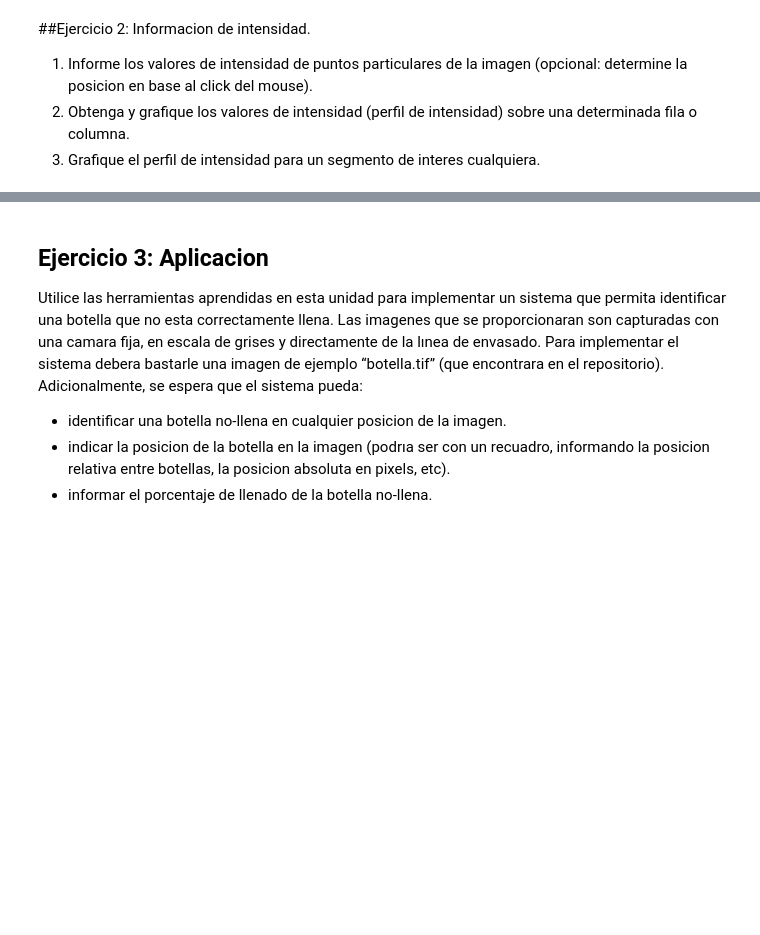
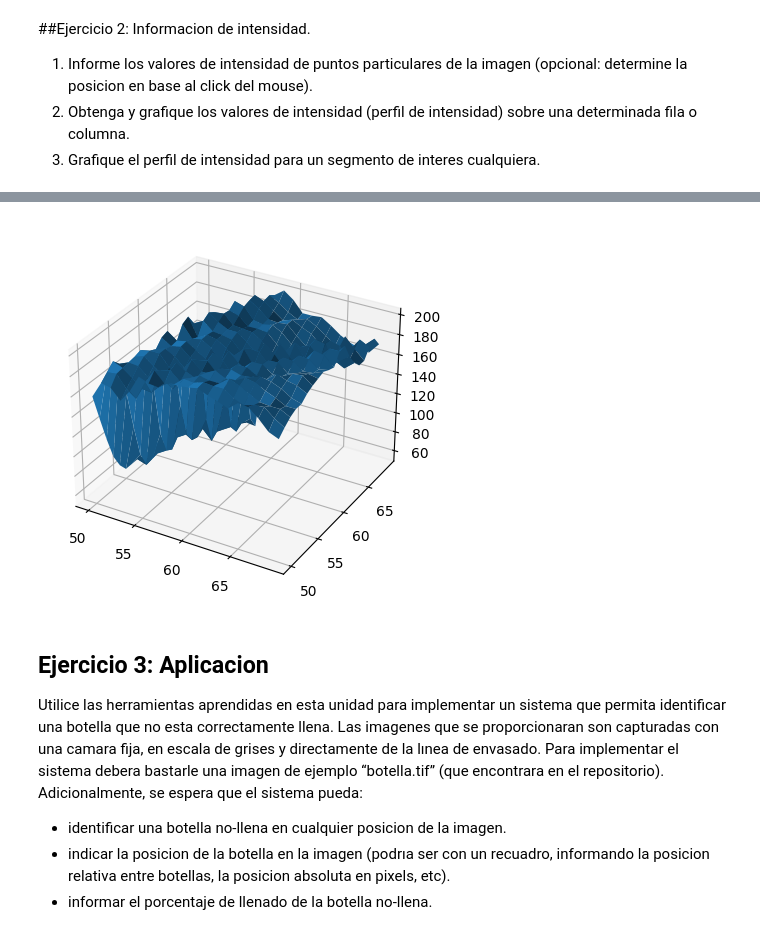
Before and after one commit to aguusandy/pdi-2024, a Jupyter notebook: Unidad1_PDI.ipynb, the cells around one changed output, grey strips where cells are left out. Cells and saved outputs as stored; diff of their text form; code cells hidden in the pictures; blank space fills up the shorter version.

```diff
--- a/Unidad1_PDI.ipynb
+++ b/Unidad1_PDI.ipynb
@@ -144,3 +192,22 @@ plt.imshow(img_rgb)
+# %%
+# imprimimos el perfil de intensidad de un sector generico
+
+# defino un cuadrado de la imagen
+punto1 = [50,50]
+punto2 = [70,70]
+
+# defino los limites del cuadrado
+x = np.arange(punto1[0],punto2[0])
+y = np.arange(punto1[1],punto2[1])
+x, y = np.meshgrid(x, y)
+
+# obtengo los valores de intensidad para cada pixel del cuadrado y ploteo
+z = img_gray2[ punto1[0]:punto2[0], punto1[1]:punto2[1]]
+fig, ax = plt.subplots(subplot_kw=dict(projection='3d'))
+surf = ax.plot_surface(x, y, z)
+plt.show()
+# %% [output]
+[figure, added]
 # %% [markdown]
 ## Ejercicio 3: Aplicacion
 Utilice las herramientas aprendidas en esta unidad para implementar un sistema que permita identificar una botella que no esta correctamente llena. Las imagenes que se proporcionaran son capturadas con una camara fija, en escala de grises y directamente de la lınea de envasado. Para implementar el sistema debera bastarle una imagen de ejemplo “botella.tif” (que encontrara en el repositorio). Adicionalmente, se espera que el sistema pueda:
```
Also changed, not shown: parts of 4 cells of this notebook.
